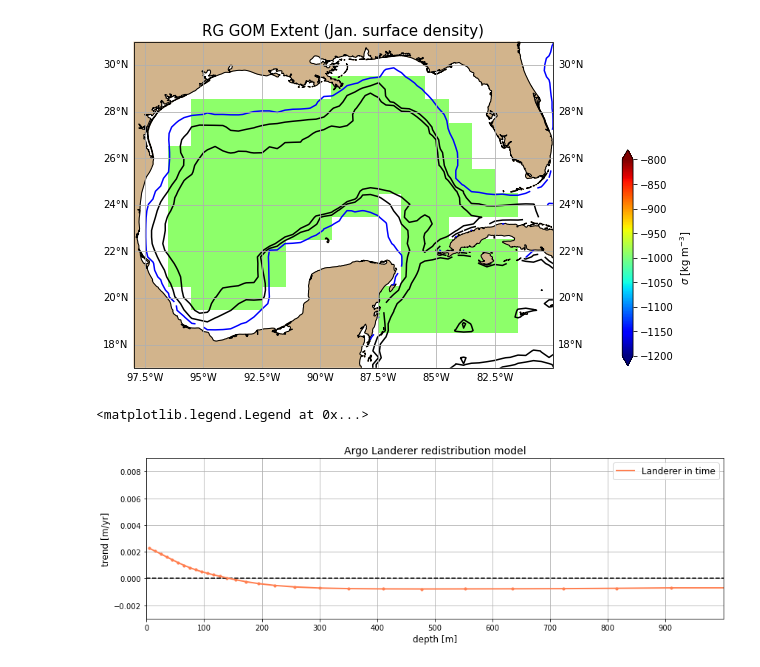
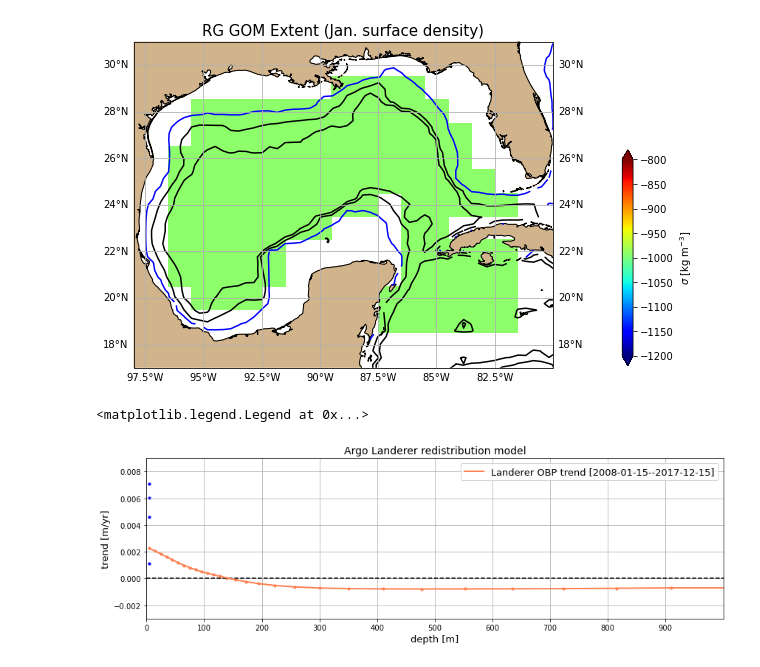
Before and after one commit to jakesteinberg/nasa_ostst, a Jupyter notebook: argo_extent.ipynb, the cells around one changed output. Saved outputs shown, nothing was run; the diff lists cells and outputs as text; code cells hidden in the pictures.

Commit message:
expanding to check model against obs

```diff
--- a/argo_extent.ipynb
+++ b/argo_extent.ipynb
@@ -275,7 +320,17 @@ deltapbz_total = xr.DataArray(data=np.transpose(delta_pb_total), dims=["zi","tim
 # %%
 # -- remove time mean from landerer predicted delta pb and fit linear trend at each depth
 # choose years to fit over # --- deltapbz_total.sel(time=slice('2008-01-15', '2017-12-15')) ---
-test = (deltapbz_total.sel(time=slice('2008-01-15', '2017-12-15')) - \
-        deltapbz_total.sel(time=slice('2008-01-15', '2017-12-15')).mean(dim=['time']))
+t_s = '2008-01-15'
+t_e = '2017-12-15'
+test = (deltapbz_total.sel(time=slice(t_s, t_e)) - deltapbz_total.sel(time=slice(t_s, t_e)).mean(dim=['time']))
 p_test = test.polyfit(dim='time', deg=1)
 p_test = (p_test.isel(degree=0).polyfit_coefficients)*1e9*60*60*24*365
+# %%
+tg_mvlm = np.array([0.00112159, 0.01565987,0.00963731,0.00708055,0.01110867,0.00458044, \
+           0.01084324,0.01014648,0.00931487,0.00945693,0.00602123,-0.05283225, \
+           -0.04994991, -0.04706447, -0.02501843, 0.02592018, -0.01980905, -0.02196808, \
+           -0.02537979])
+av_sla = np.array([0.01034107, 0.01264219, 0.01273066, 0.0122491 , 0.01237314,
+       0.01134915, 0.0118723 , 0.01213805, 0.01113358, 0.01123332,
+       0.00998862, 0.01231523, 0.01296707, 0.01219524, 0.01272233,
+       0.01314011, 0.01330125, 0.01290779, 0.01494085])
@@ -282,15 +339,17 @@ p_test = (p_test.isel(degree=0).polyfit_coefficients)*1e9*60*60*24*365
 # %%
 f,ax = plt.subplots(1,1,figsize=(14,4))
 ax.plot([0,3000],[0, 0], color='k', linewidth=1.5, linestyle='--')
 # ax.scatter(dep.isel(tile=tile_num)*gulf_mask, gulf_a_obp, s=10, color='#708090',label='obp trend');
 
-ax.plot(-1*v_cell_z.data, p_test, color='#FF7F50', linewidth=2, label='Landerer in time')
+ax.plot(-1*v_cell_z.data, p_test, color='#FF7F50', linewidth=2, label='Landerer OBP trend [' + t_s + '--' + t_e + ']')
 ax.scatter(-1*v_cell_z.data, p_test, color='#FF7F50', s=10)
 
-ax.set_xlim([0,1000]); ax.set_xticks(np.arange(0,1000,100)); ax.set_xlabel('depth [m]',fontsize=12)
-ax.set_ylabel('trend [m/yr]',fontsize=12); ax.set_ylim([-0.003, 0.009]);
-ax.grid(); ax.set_title('Argo Landerer redistribution model',fontsize=14); ax.legend(fontsize=12)
-# f.savefig('/Users/jakesteinberg/Documents/NASA_OSTST/meetings/2022_03_30/GOM_obp_landerer_w_sla.jpg', dpi=250)
+ax.scatter(5*np.ones(len(tg_mvlm)),tg_mvlm, color='b', s=10)
+
+ax.set_xlim([0,1000]); ax.set_xticks(np.arange(0,1000,100)); ax.set_xlabel('depth [m]',fontsize=13)
+ax.set_ylabel('trend [m/yr]',fontsize=13); ax.set_ylim([-0.003, 0.009]);
+ax.grid(); ax.set_title('Argo Landerer redistribution model',fontsize=14); ax.legend(fontsize=13)
+# f.savefig('/Users/jakesteinberg/Documents/NASA_OSTST/meetings/2022_04_08/GOM_argo_landerer.jpg', dpi=250)
 # %% [output]
 <matplotlib.legend.Legend at 0x...>
-[figure, old version]
+[figure, new version]
```
Also changed, not shown: parts of 9 cells of this notebook, 4 other files.
